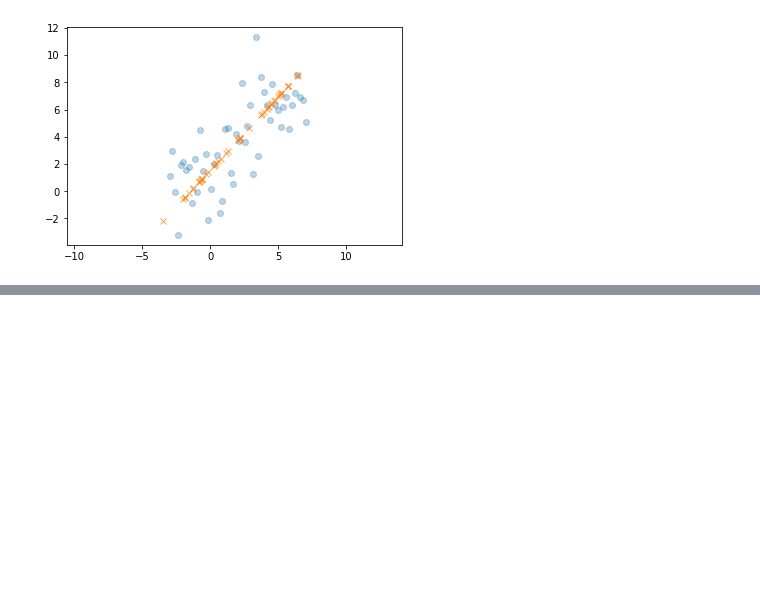
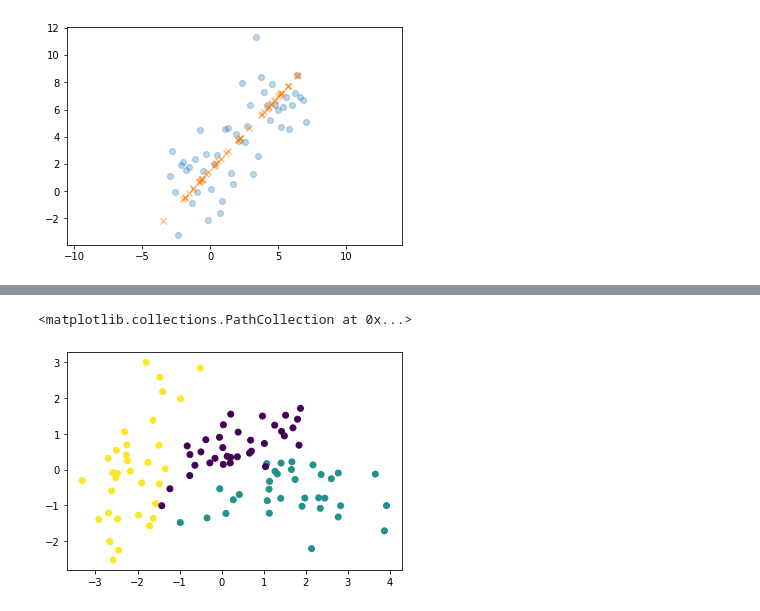
Before and after one commit to Stynic/train_ml_math, a Jupyter notebook: ml/low_level/module_8/notebook_8.ipynb, the cells around one changed output, grey strips where cells are left out. Saved outputs shown, nothing was run; the diff lists cells and outputs as text; code cells hidden in the pictures; blank space fills up the shorter version.

```diff
--- a/ml/low_level/module_8/notebook_8.ipynb
+++ b/ml/low_level/module_8/notebook_8.ipynb
@@ -56,0 +147,6 @@ plt.show()
+# %%
+# visualization with 2 dimensional
+plt.scatter(X_pca[:, 0], X_pca[:, 1], c=y)
+# %% [output]
+<matplotlib.collections.PathCollection at 0x...>
+[figure, added]
```
Also changed, not shown: parts of 12 cells of this notebook, 1 other file.
